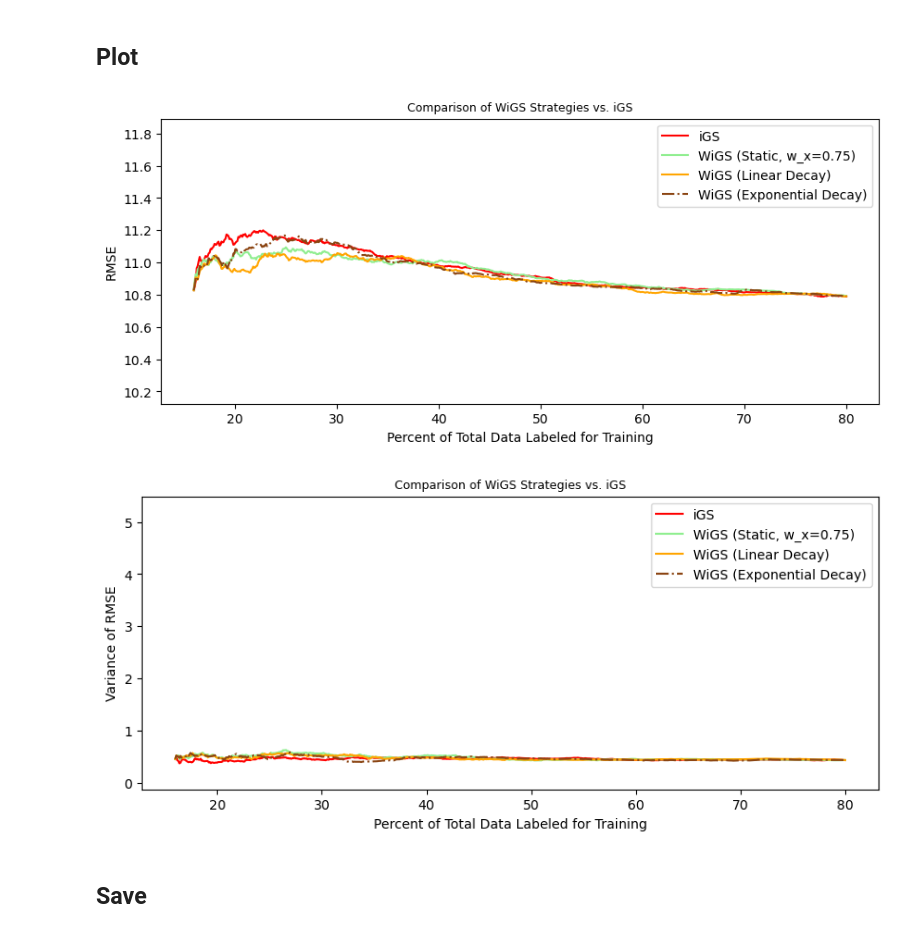
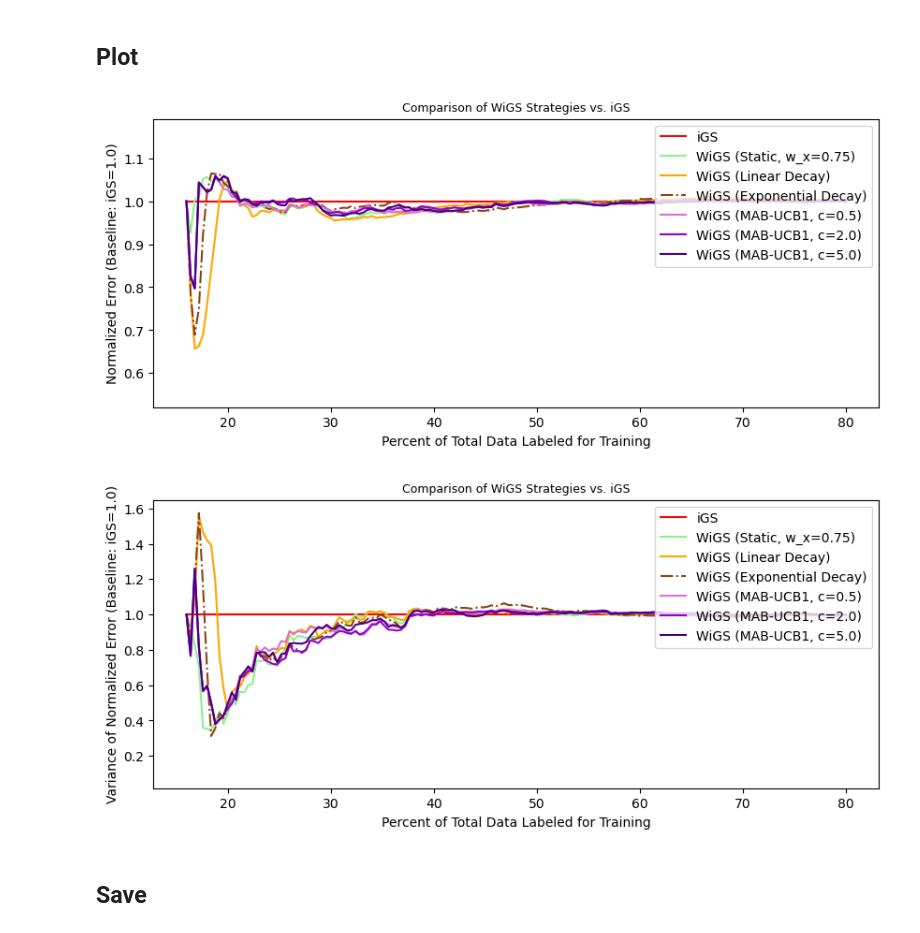
Before and after one commit to troyrusso/WeightedGreedySampling, a Jupyter notebook: Code/Notebooks/OneIterationRun.ipynb, the cells around one changed output. Saved outputs shown, nothing was run; the diff lists cells and outputs as text; code cells hidden in the pictures.

```diff
--- a/Code/Notebooks/OneIterationRun.ipynb
+++ b/Code/Notebooks/OneIterationRun.ipynb
@@ -36,8 +36,8 @@ cwd = os.getcwd()
 ParentDirectory = os.path.abspath(os.path.join(cwd, "..",".."))
 
 ### DataType ###
-DataFileInput = "concrete_4"
-NSim = 5
+DataFileInput = "no2"
+NSim = 50
 # %% [markdown]
 # Simulation
 # %%
@@ -114,43 +123,48 @@ LegendMapping = {
 # %%
 ### Plots ###
 strategies_to_plot = [
-    ### Original Methods ###
+    ## Original Methods ##
     # 'Passive Learning',
     # 'GSx',
     # 'GSy',
     'iGS',
 
-    # ### WIGS Methods (Static) ###
-    # 'WiGS (Static w_x=0.25)',  # Favors exploration (GSx)
+    ## WIGS Methods (Static) ##
+    'WiGS (Static w_x=0.75)',  # Favors exploration (GSx)
     # 'WiGS (Static w_x=0.5)',   # Balanced approach
-    'WiGS (Static w_x=0.75)',  # Favors exploitation (GSy)
+    # 'WiGS (Static w_x=0.25)',  # Favors exploitation (GSy)
 
-    ### WiGS Methods (Time-decayed) ###
+    ## WiGS Methods (Time-decayed) ##
     'WiGS (Time-Decay, Linear)',
     'WiGS (Time-Decay, Exponential)',
-    ]
+
+    ## WiGS Methods (MAB) ##
+    'WiGS (MAB-UCB1, c=0.5)',
+    'WiGS (MAB-UCB1, c=2.0)',
+    'WiGS (MAB-UCB1, c=5.0)'
+]
 
 filtered_results_to_plot = {key: all_results[key] for key in strategies_to_plot if key in all_results}
 # %% [markdown]
 ## Plot
 # %%
 TracePlotMean, TracePlotVariance = MeanVariancePlot(
-    RelativeError=None,
+    RelativeError="iGS",
     Colors=colors,
     LegendMapping=LegendMapping,
     Linestyles=linestyles,
     Y_Label=Y_Label,
-    Subtitle="Comparison of WiGS Strategies vs. iGS", # Updated subtitle
+    Subtitle="Comparison of WiGS Strategies vs. iGS",
     TransparencyVal=0.00,
     VarInput=True,
     CriticalValue=1.96,
     initial_train_proportion=0.16,
     candidate_pool_proportion=0.64,
-    **filtered_results_to_plot # Pass the new, smaller dictionary
+    **filtered_results_to_plot
 )
 # %% [output]
-[figure, old version]
+[figure, new version]
-[figure, old version]
+[figure, new version]
 # %% [markdown]
 ## Save
 # %%
```
Also changed, not shown: parts of 3 cells of this notebook, 40 other files.
